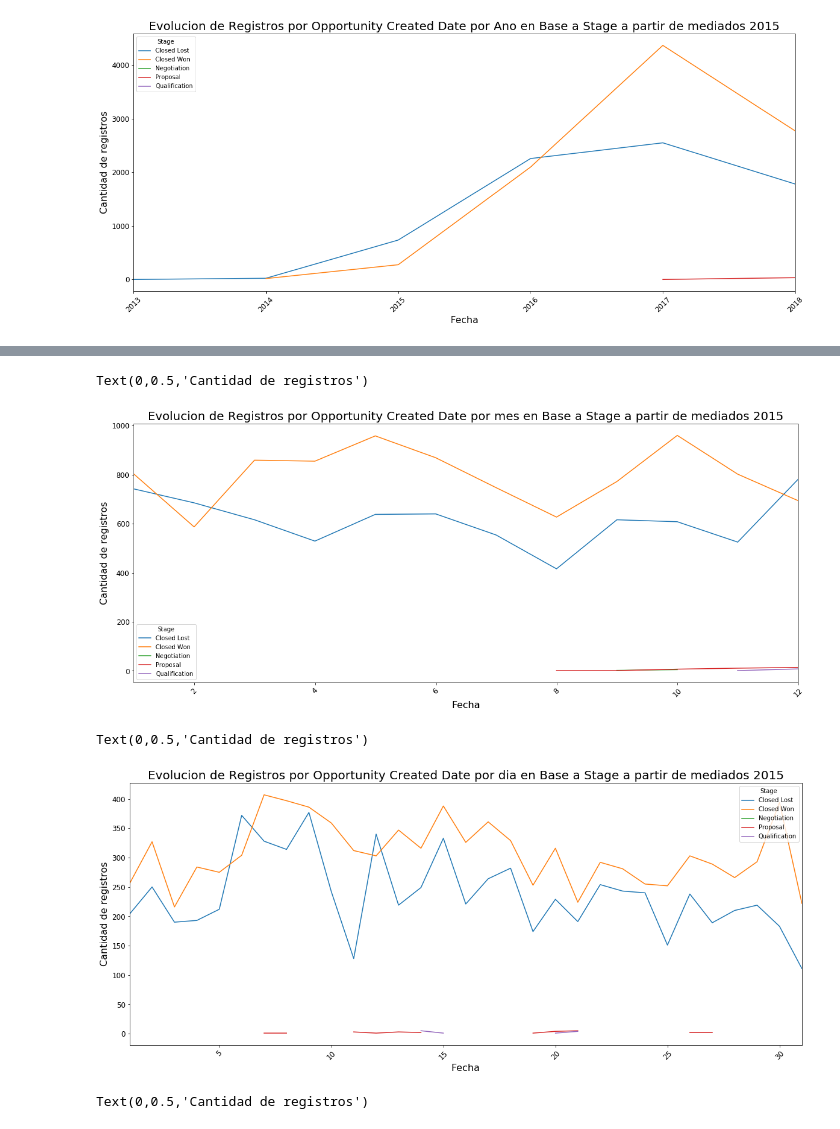
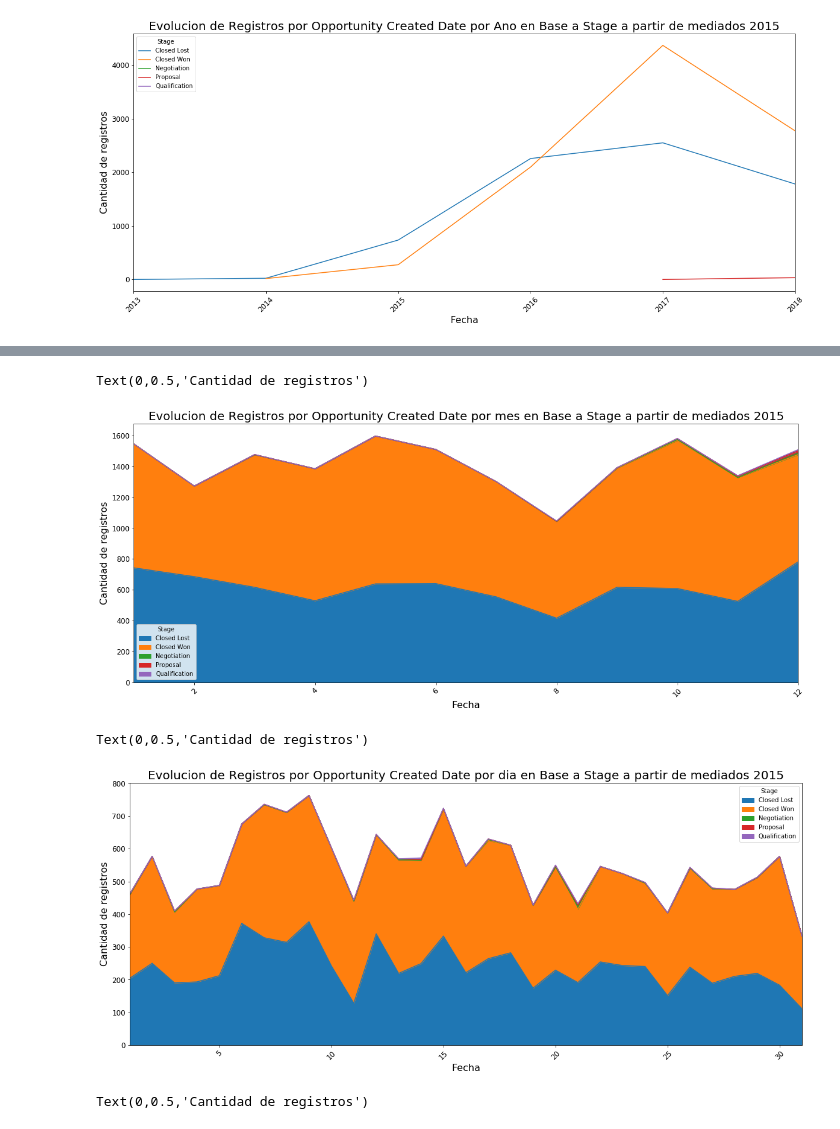
Before and after one commit to felipegonzalez2112/tp-2020-orga-datos, a Jupyter notebook: TP1-Analisis.ipynb, the cells around one changed output, grey strips where cells are left out. Saved outputs shown, nothing was run; the diff lists cells and outputs as text; code cells hidden in the pictures.

Commit message:
Agrego un grafico de area

```diff
--- a/TP1-Analisis.ipynb
+++ b/TP1-Analisis.ipynb
@@ -221,23 +231,23 @@ Text(0,0.5,'Cantidad de registros')
 # %%
 eci_pivot_date_month_opportunity= eci2.groupby([eci2.Opportunity_Created_Date_formated.dt.month,'Stage']).agg({'ID':'count'}).sort_values(by='Opportunity_Created_Date_formated', ascending=True).reset_index()
 eci_plot = eci_pivot_date_month_opportunity.pivot_table(index='Opportunity_Created_Date_formated',columns='Stage',values='ID', aggfunc=np.sum)
-eci_plot.plot(kind='line',rot=45, figsize=(20,8),fontsize=12)
+eci_plot.plot(kind='area',rot=45, figsize=(20,8),fontsize=12)
 plt.title('Evolucion de Registros por Opportunity Created Date por mes en Base a Stage a partir de mediados 2015', fontsize=20);
 plt.xlabel('Fecha', fontsize=16);
 plt.ylabel('Cantidad de registros', fontsize=16)
 # %% [output]
 Text(0,0.5,'Cantidad de registros')
-[figure, old version]
+[figure, new version]
 # %%
 eci_pivot_date_day_opportunity= eci2.groupby([eci2.Opportunity_Created_Date_formated.dt.day,'Stage']).agg({'ID':'count'}).sort_values(by='Opportunity_Created_Date_formated', ascending=True).reset_index()
 eci_plot = eci_pivot_date_day_opportunity.pivot_table(index='Opportunity_Created_Date_formated',columns='Stage',values='ID', aggfunc=np.sum)
-eci_plot.plot(kind='line',rot=45, figsize=(20,8),fontsize=12)
+eci_plot.plot(kind='area',rot=45, figsize=(20,8),fontsize=12)
 plt.title('Evolucion de Registros por Opportunity Created Date por dia en Base a Stage a partir de mediados 2015', fontsize=20);
 plt.xlabel('Fecha', fontsize=16);
 plt.ylabel('Cantidad de registros', fontsize=16)
 # %% [output]
 Text(0,0.5,'Cantidad de registros')
-[figure, old version]
+[figure, new version]
 # %%
 
 delivery_terms = eci.groupby('Delivery_Terms').agg({'ID':'count'}).sort_values(by='ID', ascending=False)
```
Also changed, not shown: parts of 1 cell of this notebook.
